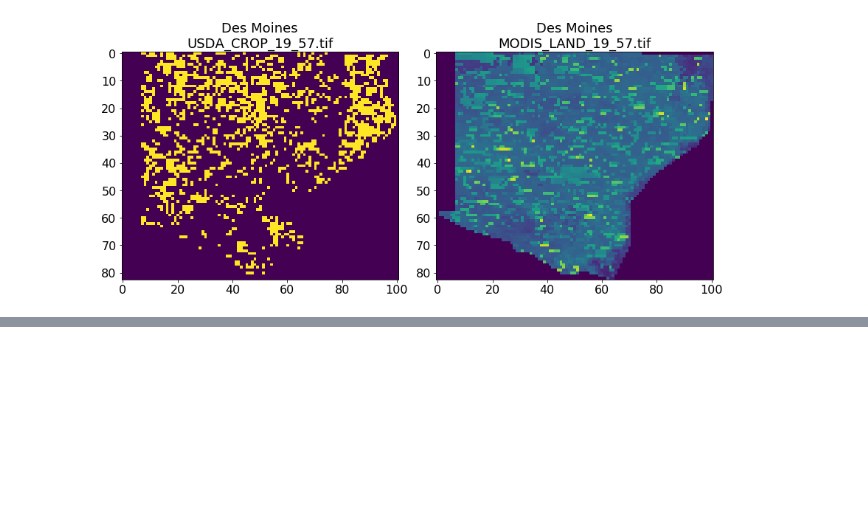
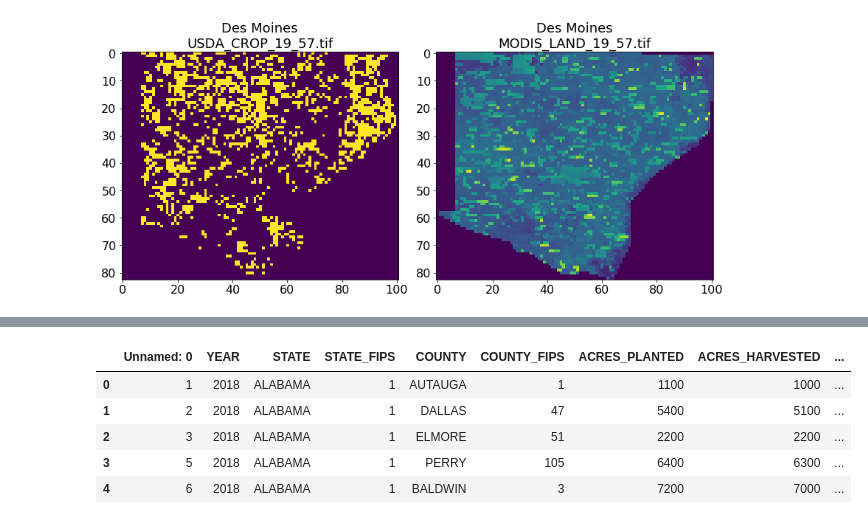
Before and after one commit to james-lederman/cornacle, a Jupyter notebook: preprocessing-earth-engine-sat-data.ipynb, the cells around one changed output, grey strips where cells are left out. Drawn from its saved outputs; the diff is of its cells as text; code cells hidden in the pictures; blank space fills up the shorter version.

```diff
--- a/preprocessing-earth-engine-sat-data.ipynb
+++ b/preprocessing-earth-engine-sat-data.ipynb
@@ -903,0 +355,9 @@ get_stats(path, 2, len(listdir(path)), corn_grain)
+# %%
+corn_grain.head()
+# %% [output]
+|  | Unnamed: 0 | YEAR | STATE | STATE_FIPS | COUNTY | COUNTY_FIPS | ACRES_PLANTED | ACRES_HARVESTED | ... |
+| 0 | 1 | 2018 | ALABAMA | 1 | AUTAUGA | 1 | 1100 | 1000 | ... |
+| 1 | 2 | 2018 | ALABAMA | 1 | DALLAS | 47 | 5400 | 5100 | ... |
+| 2 | 3 | 2018 | ALABAMA | 1 | ELMORE | 51 | 2200 | 2200 | ... |
+| 3 | 5 | 2018 | ALABAMA | 1 | PERRY | 105 | 6400 | 6300 | ... |
+| 4 | 6 | 2018 | ALABAMA | 1 | BALDWIN | 3 | 7200 | 7000 | ... |
```
Also changed, not shown: parts of 68 cells of this notebook, 1 other file.
